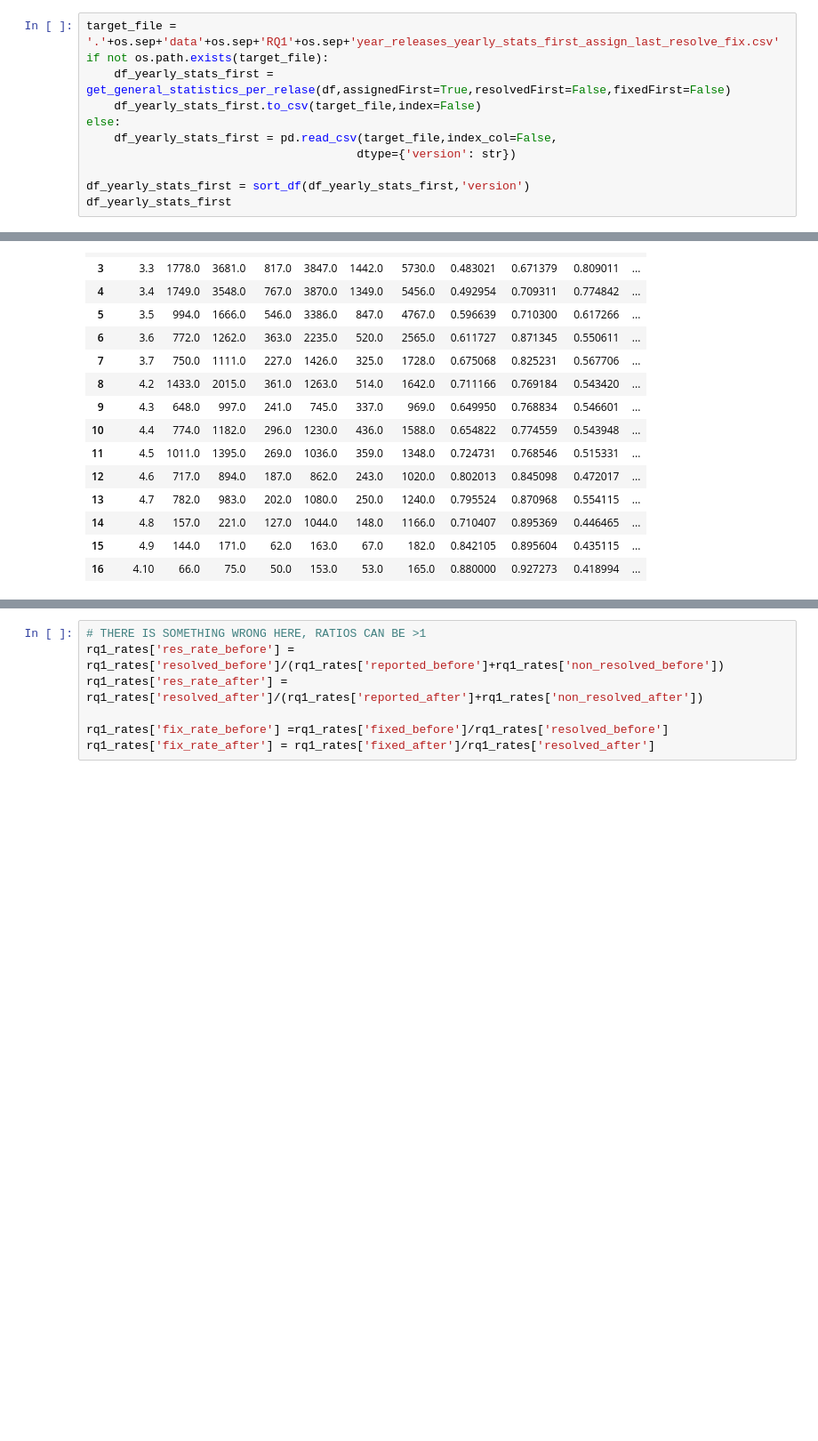
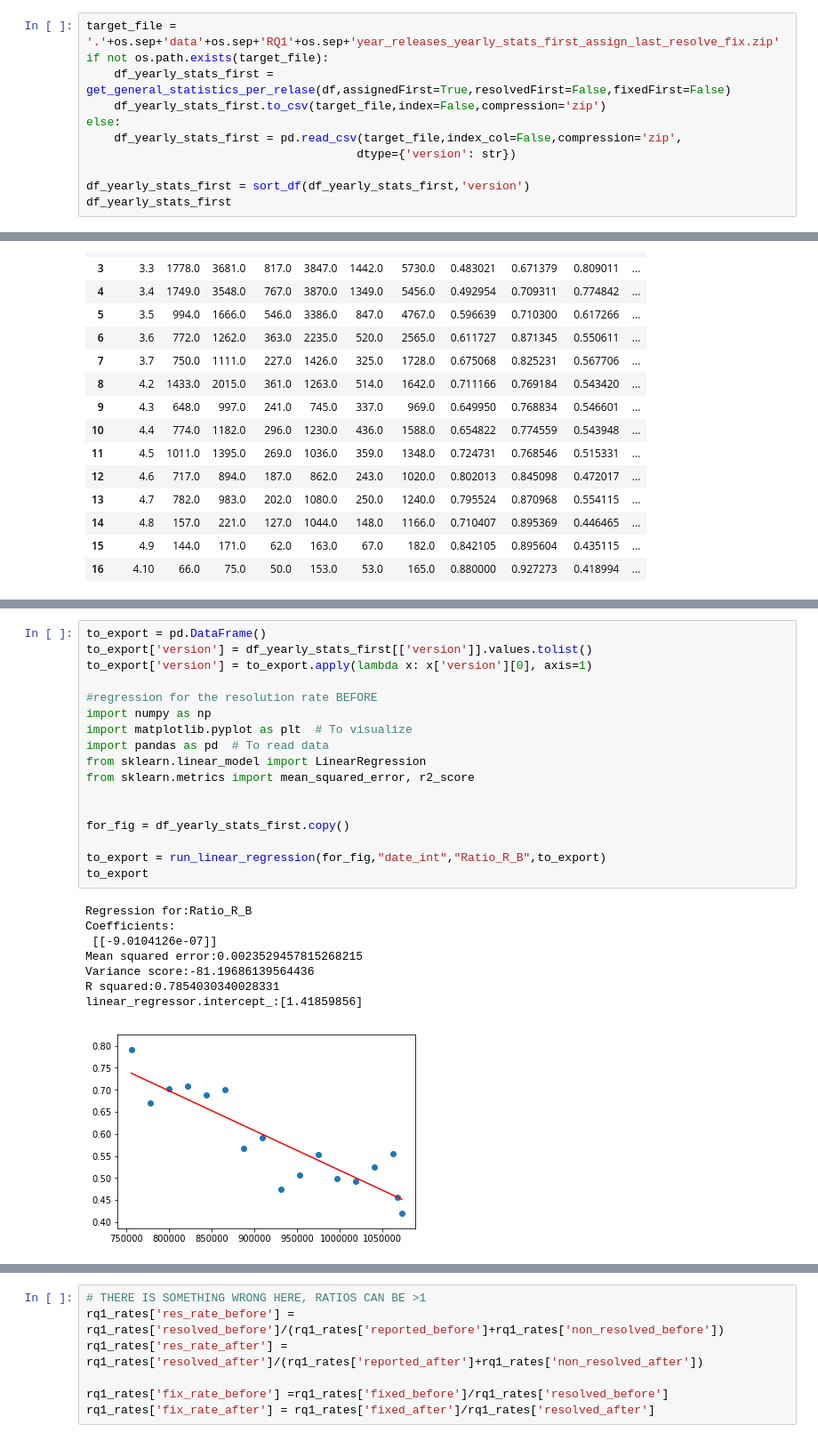
Before and after one commit to ICSME19/ICSME2019, a Jupyter notebook: RQ1.ipynb, the cells around one changed output, grey strips where cells are left out. Shown at 89% size. Cells and saved outputs as stored; diff of their text form; blank space fills up the shorter version.

```diff
--- a/RQ1.ipynb
+++ b/RQ1.ipynb
@@ -182,12 +99,12 @@ def compare_distributions(tt,var1,var2):
 # %% [markdown]
 # Yearly releases analysis
 # %%
-target_file = '.'+os.sep+'data'+os.sep+'RQ1'+os.sep+'year_releases_yearly_stats_first_assign_last_resolve_fix.csv'
+target_file = '.'+os.sep+'data'+os.sep+'RQ1'+os.sep+'year_releases_yearly_stats_first_assign_last_resolve_fix.zip'
 if not os.path.exists(target_file):
     df_yearly_stats_first = get_general_statistics_per_relase(df,assignedFirst=True,resolvedFirst=False,fixedFirst=False)
-    df_yearly_stats_first.to_csv(target_file,index=False)
+    df_yearly_stats_first.to_csv(target_file,index=False,compression='zip')
 else:
-    df_yearly_stats_first = pd.read_csv(target_file,index_col=False,
+    df_yearly_stats_first = pd.read_csv(target_file,index_col=False,compression='zip',
                                        dtype={'version': str})
 
 df_yearly_stats_first = sort_df(df_yearly_stats_first,'version')
@@ -303,0 +272,26 @@ sev_df_yearly_stats_first.head()
+# %%
+to_export = pd.DataFrame()
+to_export['version'] = df_yearly_stats_first[['version']].values.tolist()
+to_export['version'] = to_export.apply(lambda x: x['version'][0], axis=1)
+
+#regression for the resolution rate BEFORE
+import numpy as np
+import matplotlib.pyplot as plt  # To visualize
+import pandas as pd  # To read data
+from sklearn.linear_model import LinearRegression
+from sklearn.metrics import mean_squared_error, r2_score
+
+
+for_fig = df_yearly_stats_first.copy()
+
+to_export = run_linear_regression(for_fig,"date_int","Ratio_R_B",to_export)
+to_export
+# %% [output]
+Regression for:Ratio_R_B
+Coefficients:
+ [[-9.0104126e-07]]
+Mean squared error:0.0023529457815268215
+Variance score:-81.19686139564436
+R squared:0.7854030340028331
+linear_regressor.intercept_:[1.41859856]
+[figure, added]
```
Also changed, not shown: parts of 39 cells of this notebook, 17 other files.
